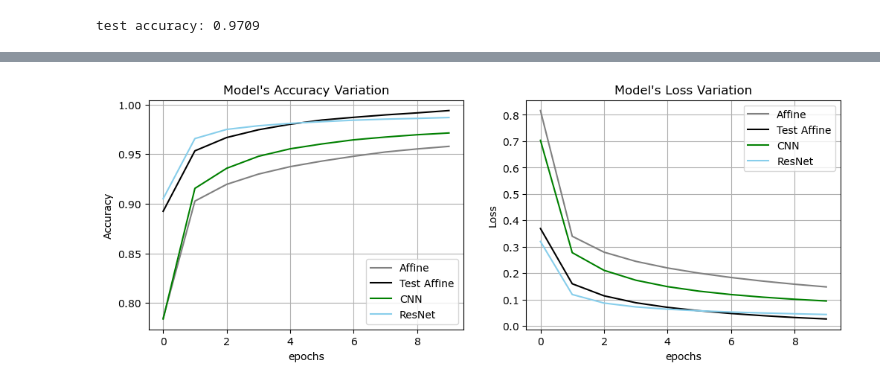
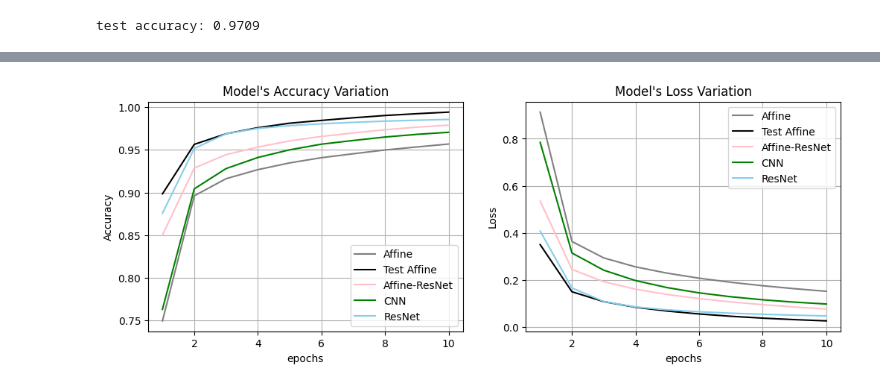
Before and after one commit to yeunzu/Numras, a Jupyter notebook: AI_MAKE.ipynb, the cells around one changed output, grey strips where cells are left out. Cells and saved outputs as stored; diff of their text form; code cells hidden in the pictures.

```diff
--- a/AI_MAKE.ipynb
+++ b/AI_MAKE.ipynb
@@ -151,0 +176,12 @@ test accuracy: 0.9763
+# %%
+predict_labels = []
+batch_size = 100
+for i in range(0, len(x_test), batch_size):
+    x_batch = x_test[i:i+batch_size]
+    pred_raw = affine_resnet_model.predict(x_batch)
+    pred_label = np.argmax(pred_raw, axis=1)
+    predict_labels.extend(pred_label)
+
+predict_labels = np.array(predict_labels)
+accuracy = np.sum(predict_labels == y_test) / len(y_test)
+print(f"test accuracy: {accuracy:.4f}")
@@ -214,7 +252,9 @@ resnet_model = MyModel()
 resnet_model.add_layer(Conv(filter_num=10, filter_channels=1, filter_height=3, filter_width=3))
 resnet_model.add_layer(Relu())
 resnet_model.add_layer(ResidualBlock(10, 3, 3))
+resnet_model.add_layer(Relu())
 resnet_model.add_layer(ResidualBlock(10, 3, 3))
+resnet_model.add_layer(Relu())
 resnet_model.add_layer(Pooling(pool_h=2, pool_w=2, stride=2, pad=0))
 resnet_model.add_layer(Flatten())
 resnet_model.add_layer(Affine(input_size=1690, output_size=10)) # 사이즈 연산 과정은 아래 주석 참고
@@ -265,30 +305,32 @@ test accuracy: 0.9837
 # %%
 import matplotlib.pyplot as plt
 
 fig = plt.figure(figsize=(12, 4))
 ax1 = fig.add_subplot(121)
 ax2 = fig.add_subplot(122)
 
-ax1.plot([i for i in range(epoch)], affine_model.acc_log, label='Affine', color='gray')
-ax1.plot([i for i in range(epoch)], test_affine_model.acc_log, label='Test Affine', color='black')
-ax1.plot([i for i in range(epoch)], cnn_model.acc_log, label='CNN', color='green')
-ax1.plot([i for i in range(epoch)], resnet_model.acc_log, label='ResNet', color='skyblue')
+ax1.plot([i+1 for i in range(epoch)], affine_model.acc_log, label='Affine', color='gray')
+ax1.plot([i+1 for i in range(epoch)], test_affine_model.acc_log, label='Test Affine', color='black')
+ax1.plot([i+1 for i in range(epoch)], affine_resnet_model.acc_log, label='Affine-ResNet', color='pink')
+ax1.plot([i+1 for i in range(epoch)], cnn_model.acc_log, label='CNN', color='green')
+ax1.plot([i+1 for i in range(epoch)], resnet_model.acc_log, label='ResNet', color='skyblue')
 ax1.set_title("Model's Accuracy Variation")
 ax1.set_xlabel("epochs")
 ax1.set_ylabel("Accuracy")
 ax1.grid()
 ax1.legend()
 
-ax2.plot([i for i in range(epoch)], affine_model.loss_log, label='Affine', color='gray')
-ax2.plot([i for i in range(epoch)], test_affine_model.loss_log, label='Test Affine', color='black')
-ax2.plot([i for i in range(epoch)], cnn_model.loss_log, label='CNN', color='green')
-ax2.plot([i for i in range(epoch)], resnet_model.loss_log, label='ResNet', color='skyblue')
+ax2.plot([i+1 for i in range(epoch)], affine_model.loss_log, label='Affine', color='gray')
+ax2.plot([i+1 for i in range(epoch)], test_affine_model.loss_log, label='Test Affine', color='black')
+ax2.plot([i+1 for i in range(epoch)], affine_resnet_model.loss_log, label='Affine-ResNet', color='pink')
+ax2.plot([i+1 for i in range(epoch)], cnn_model.loss_log, label='CNN', color='green')
+ax2.plot([i+1 for i in range(epoch)], resnet_model.loss_log, label='ResNet', color='skyblue')
 ax2.set_title("Model's Loss Variation")
 ax2.set_xlabel("epochs")
 ax2.set_ylabel("Loss")
 ax2.grid()
 ax2.legend()
 
 plt.show()
 # %% [output]
-[figure, old version]
+[figure, new version]
```
Also changed, not shown: parts of 10 cells of this notebook, 7 other files.
